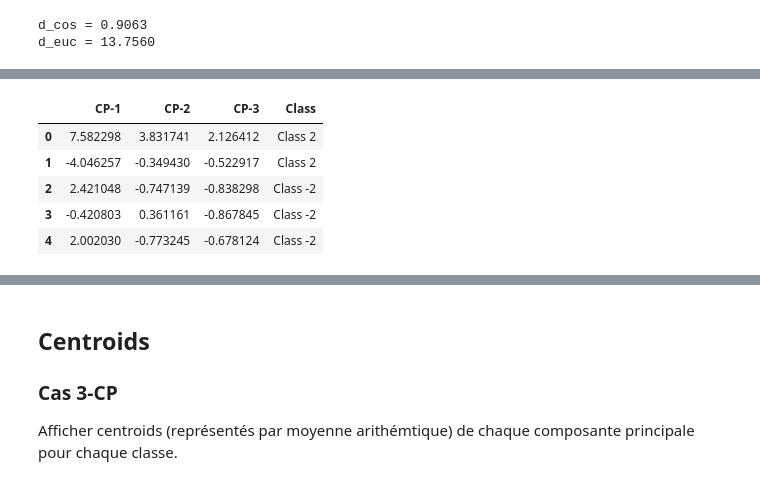
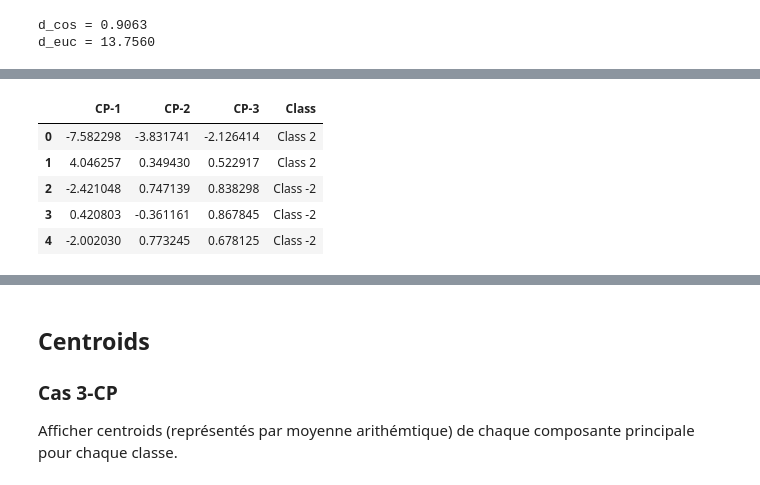
Before and after one commit to ireydiak/fraud_detection, a Jupyter notebook: tp1_v1.ipynb, the cells around one changed output, grey strips where cells are left out. Saved outputs shown, nothing was run; the diff lists cells and outputs as text; code cells hidden in the pictures.

```diff
--- a/tp1_v1.ipynb
+++ b/tp1_v1.ipynb
@@ -497,18 +497,18 @@ plt.show()
 # %%
 df_acp = pd.DataFrame(
     np.concatenate((Z, np.expand_dims(y, 1)), axis=1),
     columns=["CP-{}".format(i+1) for i in range(M)] + ["Class"],
 )
 df_acp = df_acp.astype({"CP-1": "float", "CP-2": "float", "CP-3": "float"})
-df_acp.to_csv("./QSAR_ACP_dataset", index=False)
+df_acp.to_csv("./QSAR_ACP_dataset.csv", index=False)
 df_acp.head(5)
 # %% [output]
 |  | CP-1 | CP-2 | CP-3 | Class |
-| 0 | 7.582298 | 3.831741 | 2.126412 | Class 2 |
-| 1 | -4.046257 | -0.349430 | -0.522917 | Class 2 |
-| 2 | 2.421048 | -0.747139 | -0.838298 | Class -2 |
-| 3 | -0.420803 | 0.361161 | -0.867845 | Class -2 |
-| 4 | 2.002030 | -0.773245 | -0.678124 | Class -2 |
+| 0 | -7.582298 | -3.831741 | -2.126414 | Class 2 |
+| 1 | 4.046257 | 0.349430 | 0.522917 | Class 2 |
+| 2 | -2.421048 | 0.747139 | 0.838298 | Class -2 |
+| 3 | 0.420803 | -0.361161 | 0.867845 | Class -2 |
+| 4 | -2.002030 | 0.773245 | 0.678125 | Class -2 |
 # %%
 sns.pairplot(df_acp, hue="Class")
 # %% [output]
```
Also changed, not shown: parts of 18 cells of this notebook, 6 other files.
